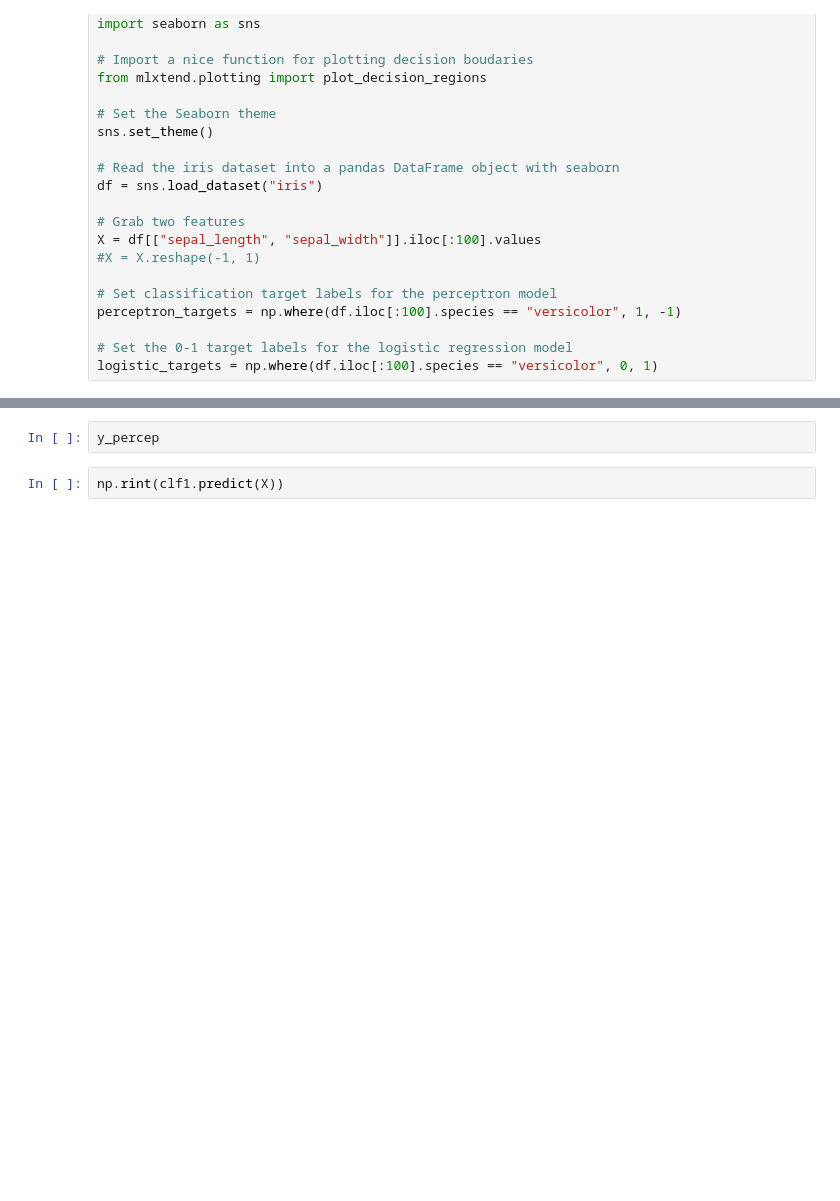
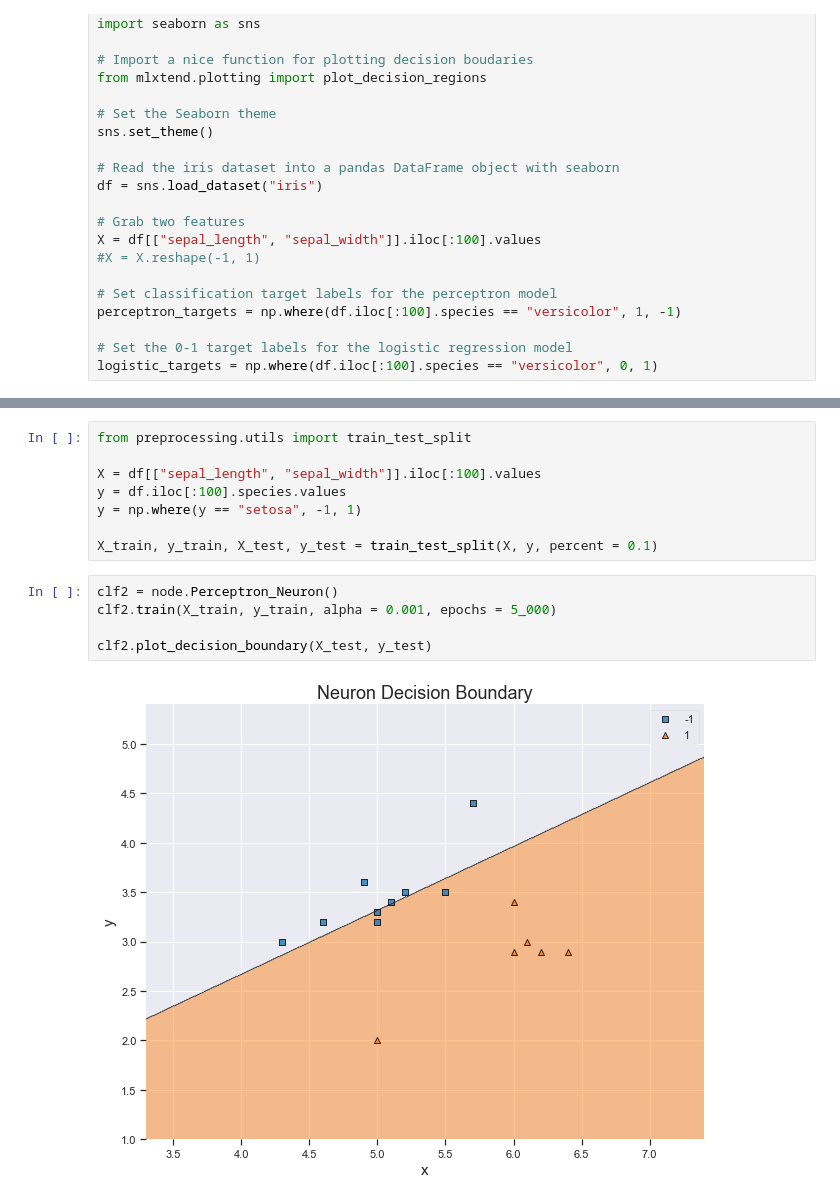
Before and after one commit to RandyRDavila/Data_Science_and_Machine_Learning_Spring_2022, a Jupyter notebook: Lecture_5/Lecture_5_2.ipynb, the cells around one changed output, grey strips where cells are left out. Cells and saved outputs as stored; diff of their text form; blank space fills up the shorter version.

```diff
--- a/Lecture_5/Lecture_5_2.ipynb
+++ b/Lecture_5/Lecture_5_2.ipynb
@@ -89,4 +95,15 @@ clf1.plot_decision_boundary(X, logistic_targets)
-# %%
-y_percep
-# %%
-np.rint(clf1.predict(X))
+# %%
+from preprocessing.utils import train_test_split
+
+X = df[["sepal_length", "sepal_width"]].iloc[:100].values
+y = df.iloc[:100].species.values
+y = np.where(y == "setosa", -1, 1)
+
+X_train, y_train, X_test, y_test = train_test_split(X, y, percent = 0.1)
+# %%
+clf2 = node.Perceptron_Neuron()
+clf2.train(X_train, y_train, alpha = 0.001, epochs = 5_000)
+
+clf2.plot_decision_boundary(X_test, y_test)
+# %% [output]
+[figure, added]
```
Also changed, not shown: parts of 5 cells of this notebook.
